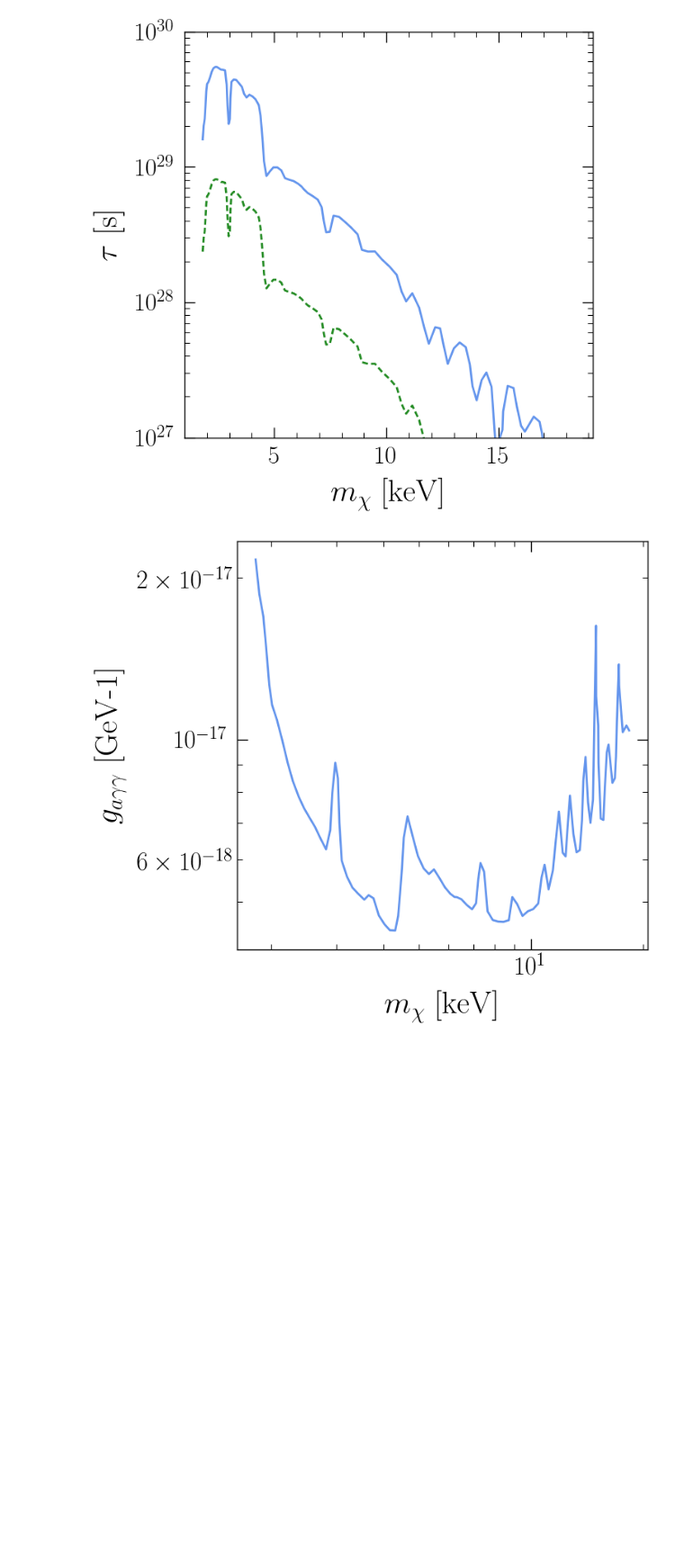
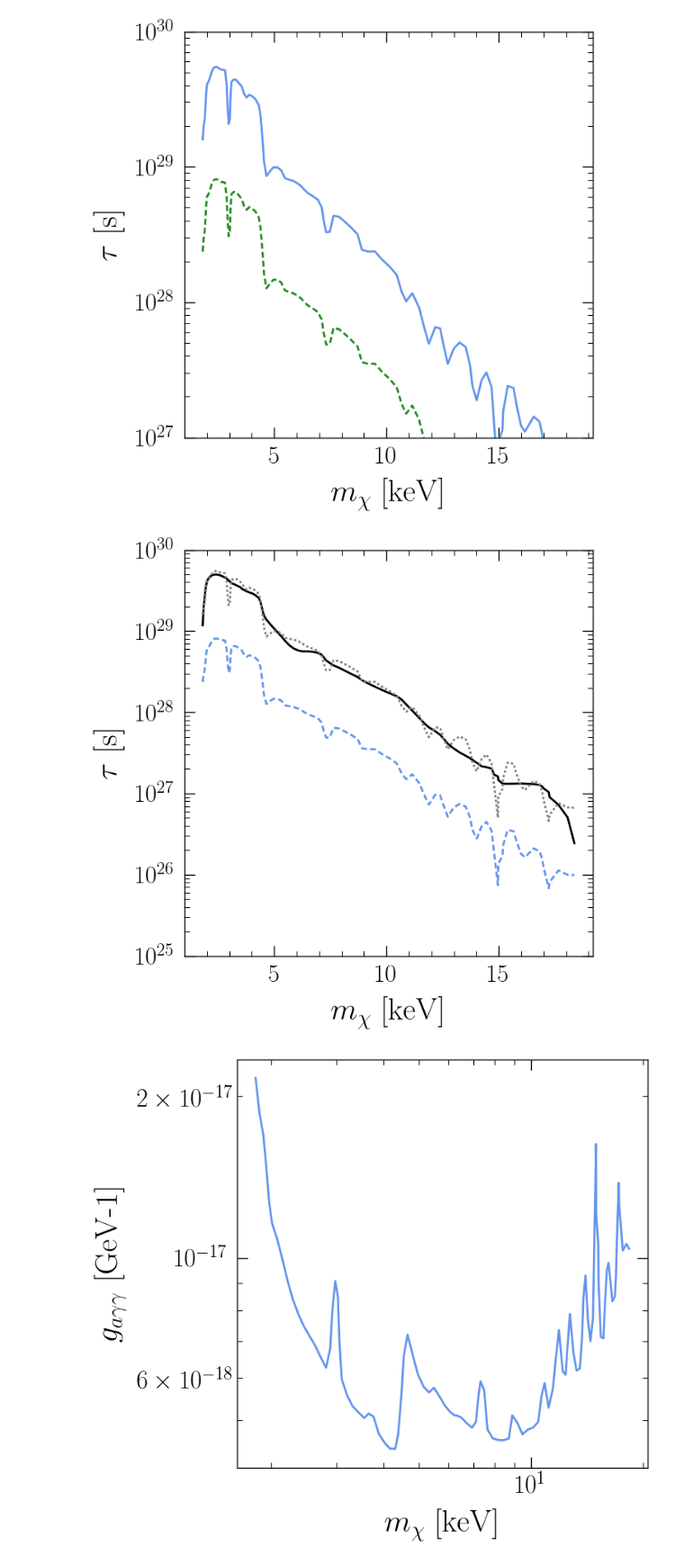
Before and after one commit to joshua-benabou/Mega_Decaying_DM_Milkyway_Analysis, a Jupyter notebook: jupyter/combine_Xrays.ipynb, the cells around one changed output. Shown at 90% size. Cells and saved outputs as stored; diff of their text form; code cells hidden in the pictures; blank space fills up the shorter version.

```diff
--- a/jupyter/combine_Xrays.ipynb
+++ b/jupyter/combine_Xrays.ipynb
@@ -216,11 +219,11 @@ print(np.sqrt(exp_fac))
 6.76276816543518
 # %%
 tau_s = 1.0/eROSITA_Gamma[:,1]
-new_tau_s =  tau_s * np.sqrt(exp_fac) #improvement in limit by sqrt(exp time) bc S/sqrt(B)
+new_tau_s_raw =  tau_s * np.sqrt(exp_fac) #improvement in limit by sqrt(exp time) bc S/sqrt(B)
 
 mass_keV = eROSITA_Gamma[:,0]
 
-plt.plot(mass_keV, new_tau_s)
+plt.plot(mass_keV, new_tau_s_raw)
 plt.plot(mass_keV, tau_s, linestyle='dashed')
 
 #plt.xscale('log')
@@ -232,6 +235,26 @@ plt.ylim([1e27, 1e30])
 plt.show()
 # %% [output]
 [figure]
+# %%
+#smooth
+
+#let's smooth this
+
+new_tau_s = savgol_filter(new_tau_s_raw, window_length=30, polyorder=3)
+
+plt.plot(mass_keV, new_tau_s, color='k')
+plt.plot(mass_keV, new_tau_s_raw, color='gray', linestyle='dotted')
+plt.plot(mass_keV, tau_s, linestyle='dashed')
+
+#plt.xscale('log')
+plt.yscale('log')
+plt.xlabel(r'$m_{\chi}$ [keV]')
+plt.ylabel(r'$\tau$ [s]')
+plt.ylim([1e25, 1e30])
+
+plt.show()
+# %% [output]
+[figure, added]
 # %%
 #save
 
```
Also changed, not shown: parts of 2 cells of this notebook, 6 other files.
